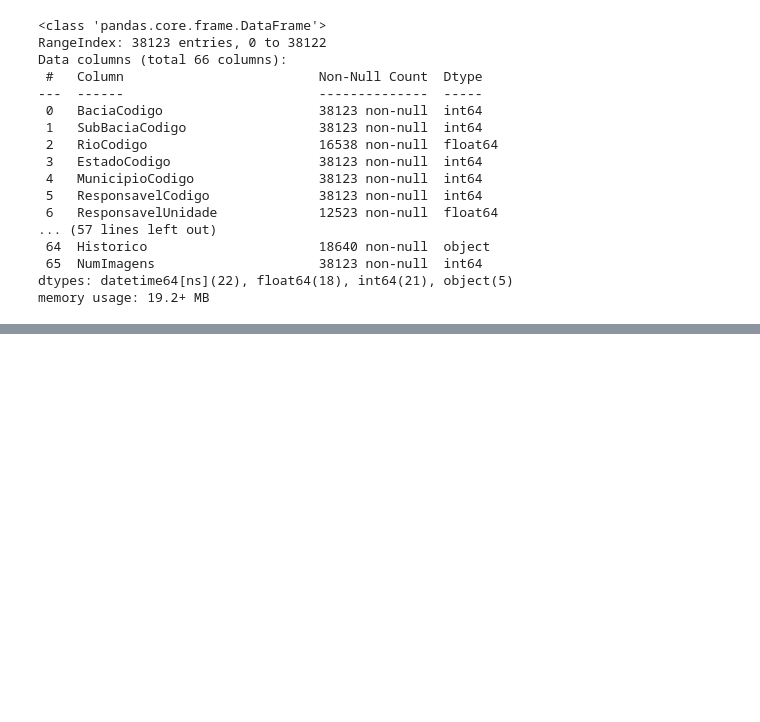
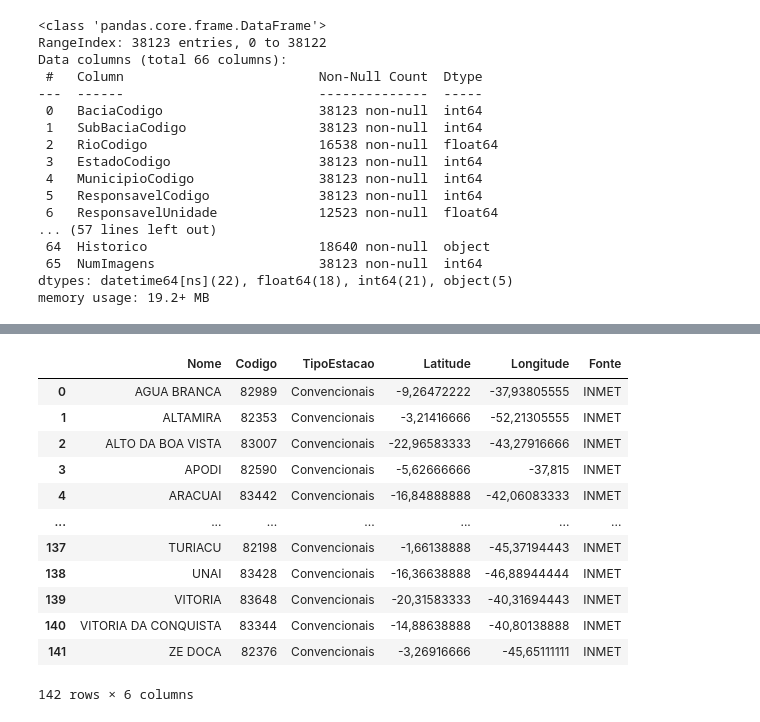
Before and after one commit to Renatolopo/Agriclima, a Jupyter notebook: app-web/AgriClima/tratamento_estacoes.ipynb, the cells around one changed output, grey strips where cells are left out. Drawn from its saved outputs; the diff is of its cells as text; code cells hidden in the pictures; blank space fills up the shorter version.

```diff
--- a/app-web/AgriClima/tratamento_estacoes.ipynb
+++ b/app-web/AgriClima/tratamento_estacoes.ipynb
@@ -89,0 +91,21 @@ ModuleNotFoundError: No module named 'AppAgriClima'
+# %%
+inmet_convencionais = pd.read_csv(r"C:\Users\renat\Downloads\CatalogoEstaçõesConvencionais.csv", delimiter=';')
+inmet_convencionais['TipoEstacao'] = 'Convencionais'
+inmet_convencionais['Fonte'] = 'INMET'
+inmet_convencionais = inmet_convencionais[['DC_NOME', 'CD_ESTACAO', 'TipoEstacao', 'VL_LATITUDE', 'VL_LONGITUDE', 'Fonte']]
+inmet_convencionais.columns = ['Nome', 'Codigo', 'TipoEstacao', 'Latitude', 'Longitude', 'Fonte']
+inmet_convencionais
+# %% [output]
+|  | Nome | Codigo | TipoEstacao | Latitude | Longitude | Fonte |
+| 0 | AGUA BRANCA | 82989 | Convencionais | -9,26472222 | -37,93805555 | INMET |
+| 1 | ALTAMIRA | 82353 | Convencionais | -3,21416666 | -52,21305555 | INMET |
+| 2 | ALTO DA BOA VISTA | 83007 | Convencionais | -22,96583333 | -43,27916666 | INMET |
+| 3 | APODI | 82590 | Convencionais | -5,62666666 | -37,815 | INMET |
+| 4 | ARACUAI | 83442 | Convencionais | -16,84888888 | -42,06083333 | INMET |
+| ... | ... | ... | ... | ... | ... | ... |
+| 137 | TURIACU | 82198 | Convencionais | -1,66138888 | -45,37194443 | INMET |
+| 138 | UNAI | 83428 | Convencionais | -16,36638888 | -46,88944444 | INMET |
+| 139 | VITORIA | 83648 | Convencionais | -20,31583333 | -40,31694443 | INMET |
+| 140 | VITORIA DA CONQUISTA | 83344 | Convencionais | -14,88638888 | -40,80138888 | INMET |
+| 141 | ZE DOCA | 82376 | Convencionais | -3,26916666 | -45,65111111 | INMET |
+142 rows × 6 columns
```
Also changed, not shown: parts of 12 cells of this notebook, 11 other files.
